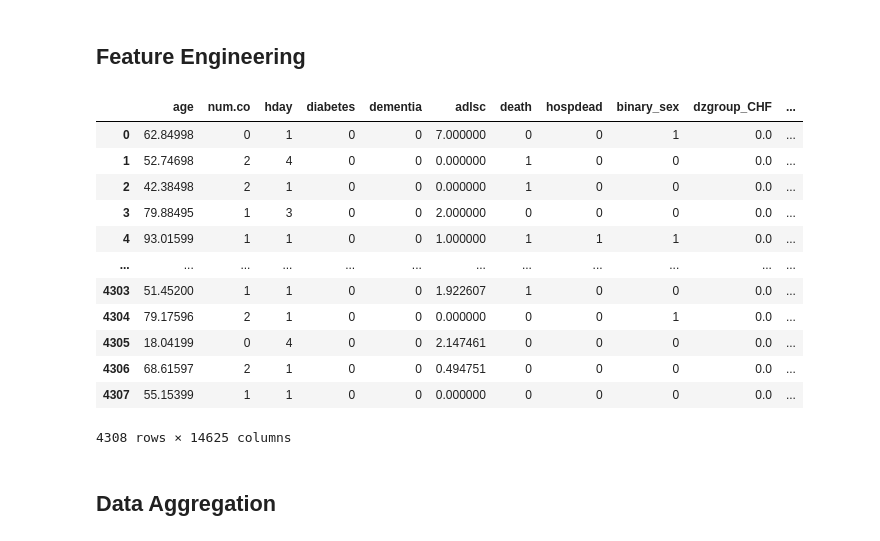
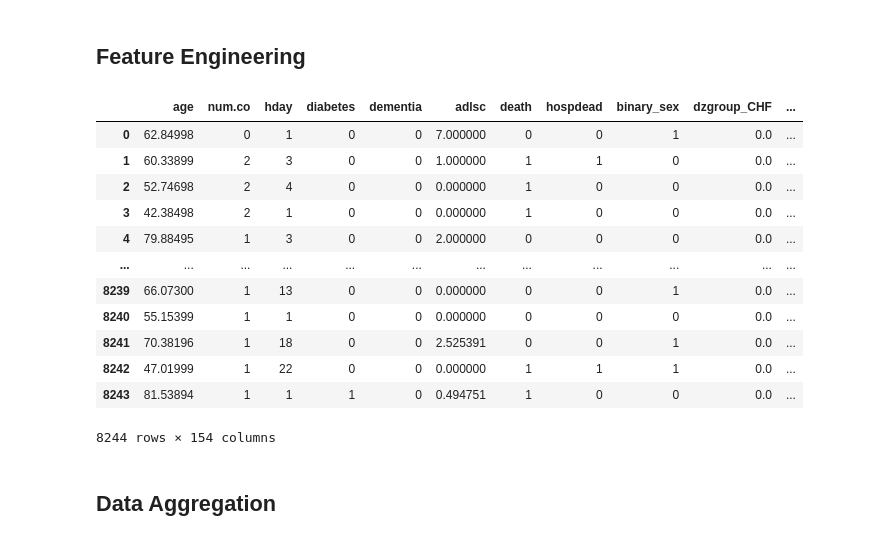
Before and after one commit to Pseudonymous-gdy/Machine-Learning, a Jupyter notebook: Project/Machine_Learning_Project.ipynb, the cells around one changed output. Saved outputs shown, nothing was run; the diff lists cells and outputs as text; code cells hidden in the pictures.

```diff
--- a/Project/Machine_Learning_Project.ipynb
+++ b/Project/Machine_Learning_Project.ipynb
@@ -345,7 +345,7 @@ demo.describe()
 # %%
 count = 0
 for row in demo.index:
-    if demo.loc[row].sum() > 3.5:
+    if demo.loc[row].sum() > 5:
         # print(f"Row {row} is an outlier in the following methods: {demo.loc[row][demo.loc[row] == 1].index.tolist()}")
         pass
     else:
@@ -380,7 +380,7 @@ def remove_outliers(data):
     """
     crit = outlier_detection(data)
     for row in crit.index:
-        if crit.loc[row].sum() > 3.5:
+        if crit.loc[row].sum() > 5:
             data = data.drop(row)
     return data
 
@@ -406,43 +406,63 @@ data_no_outliers
 # %% [markdown]
 ## Feature Engineering
 # %%
-def encoding(data):
+from sklearn.preprocessing import PolynomialFeatures, OrdinalEncoder
+def encoding(data, max_categories=50):
     '''
-    Encode categorical features using OneHotEncoder for multi-category variables,
-    and boolean indicator (1/0) for dichotomous variables.
+    Encode categorical features using:
+    - Binary indicator (1/0) for dichotomous variables
+    - One-hot encoding for variables with 3-10 categories
+    - Ordinal encoding for variables with more than 10 categories
+
+    Parameters:
+    -----------
+    data : pd.DataFrame
+        Input DataFrame
+    max_categories : int
+        Maximum number of categories for one-hot encoding
     '''
     results = data.copy()
     cat_cols = results.select_dtypes(include=["object", "category"]).columns.tolist()
+
     for col in cat_cols:
         n_unique = results[col].nunique(dropna=False)
+
         if n_unique == 2:
             # Binary indicator: map the two categories to 1 and 0
             categories = results[col].dropna().unique()
             mapping = {categories[0]: 1, categories[1]: 0}
             results[f'binary_{col}'] = results[col].map(mapping)
             results = results.drop(col, axis=1)
-        elif n_unique > 2:
-            # One-hot encode multi-category columns
+
+        elif 2 < n_unique <= max_categories:
+            # One-hot encode columns with moderate number of categories
             dummies = pd.get_dummies(results[col], prefix=col, drop_first=True, dtype=float)
             results = pd.concat([results.drop(col, axis=1), dummies], axis=1)
+
+        else:
+            # Ordinal encode columns with too many categories
+            enc = OrdinalEncoder(handle_unknown='use_encoded_value', unknown_value=-1)
+            results[f'ordinal_{col}'] = enc.fit_transform(results[[col]])
+            results = results.drop(col, axis=1)
+
     return results
 
 data_encoded = encoding(data_no_outliers)
 data_encoded
 # %% [output]
 |  | age | num.co | hday | diabetes | dementia | adlsc | death | hospdead | binary_sex | dzgroup_CHF | ... |
 | 0 | 62.84998 | 0 | 1 | 0 | 0 | 7.000000 | 0 | 0 | 1 | 0.0 | ... |
-| 1 | 52.74698 | 2 | 4 | 0 | 0 | 0.000000 | 1 | 0 | 0 | 0.0 | ... |
-| 2 | 42.38498 | 2 | 1 | 0 | 0 | 0.000000 | 1 | 0 | 0 | 0.0 | ... |
-| 3 | 79.88495 | 1 | 3 | 0 | 0 | 2.000000 | 0 | 0 | 0 | 0.0 | ... |
-| 4 | 93.01599 | 1 | 1 | 0 | 0 | 1.000000 | 1 | 1 | 1 | 0.0 | ... |
+| 1 | 60.33899 | 2 | 3 | 0 | 0 | 1.000000 | 1 | 1 | 0 | 0.0 | ... |
+| 2 | 52.74698 | 2 | 4 | 0 | 0 | 0.000000 | 1 | 0 | 0 | 0.0 | ... |
+| 3 | 42.38498 | 2 | 1 | 0 | 0 | 0.000000 | 1 | 0 | 0 | 0.0 | ... |
+| 4 | 79.88495 | 1 | 3 | 0 | 0 | 2.000000 | 0 | 0 | 0 | 0.0 | ... |
 | ... | ... | ... | ... | ... | ... | ... | ... | ... | ... | ... | ... |
-| 4303 | 51.45200 | 1 | 1 | 0 | 0 | 1.922607 | 1 | 0 | 0 | 0.0 | ... |
-| 4304 | 79.17596 | 2 | 1 | 0 | 0 | 0.000000 | 0 | 0 | 1 | 0.0 | ... |
-| 4305 | 18.04199 | 0 | 4 | 0 | 0 | 2.147461 | 0 | 0 | 0 | 0.0 | ... |
-| 4306 | 68.61597 | 2 | 1 | 0 | 0 | 0.494751 | 0 | 0 | 0 | 0.0 | ... |
-| 4307 | 55.15399 | 1 | 1 | 0 | 0 | 0.000000 | 0 | 0 | 0 | 0.0 | ... |
+| 8239 | 66.07300 | 1 | 13 | 0 | 0 | 0.000000 | 0 | 0 | 1 | 0.0 | ... |
+| 8240 | 55.15399 | 1 | 1 | 0 | 0 | 0.000000 | 0 | 0 | 0 | 0.0 | ... |
+| 8241 | 70.38196 | 1 | 18 | 0 | 0 | 2.525391 | 0 | 0 | 1 | 0.0 | ... |
+| 8242 | 47.01999 | 1 | 22 | 0 | 0 | 0.000000 | 1 | 1 | 1 | 0.0 | ... |
+| 8243 | 81.53894 | 1 | 1 | 1 | 0 | 0.494751 | 1 | 0 | 0 | 0.0 | ... |
-4308 rows × 14625 columns
+8244 rows × 154 columns
 # %% [markdown]
 ## Data Aggregation
 # %% [markdown]
```
Also changed, not shown: parts of 2 cells of this notebook, 1 other file.
